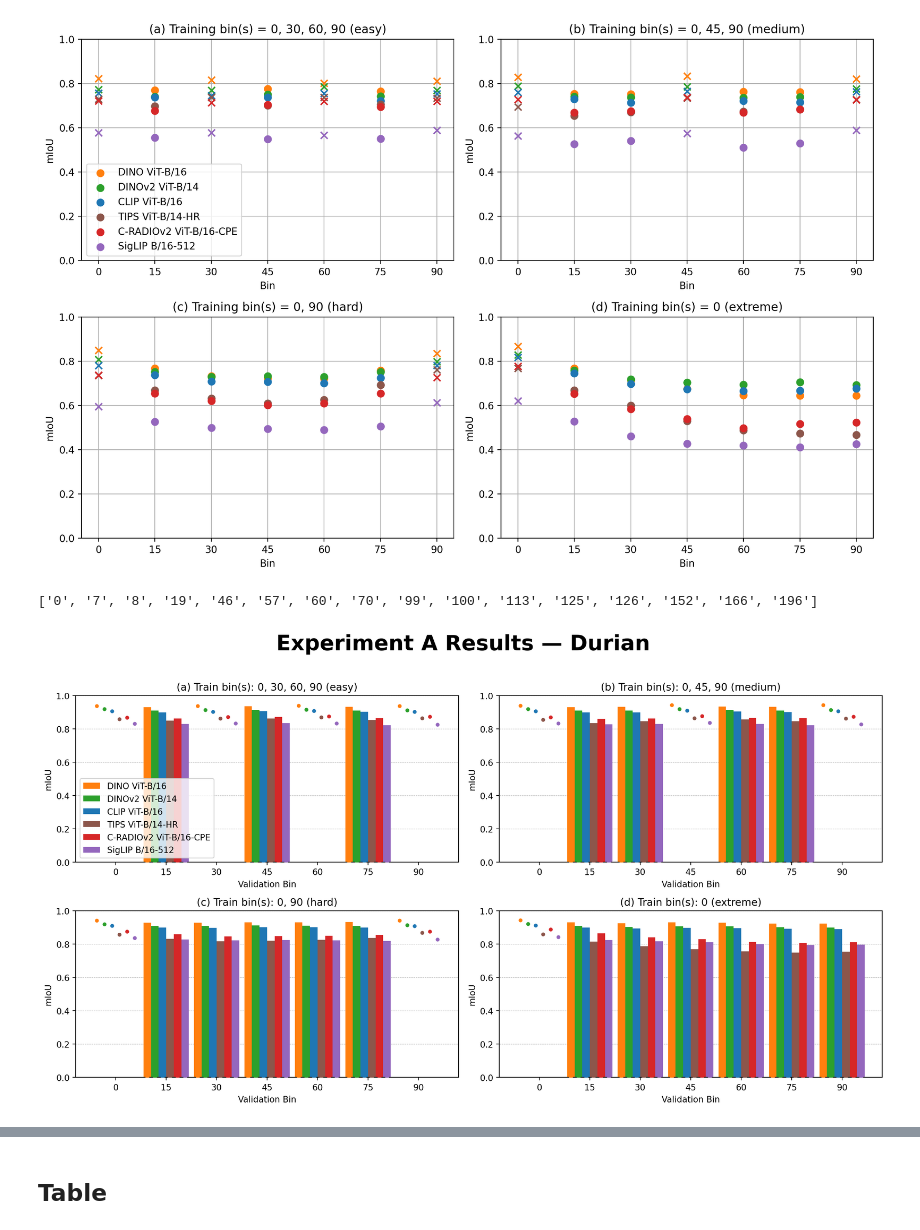
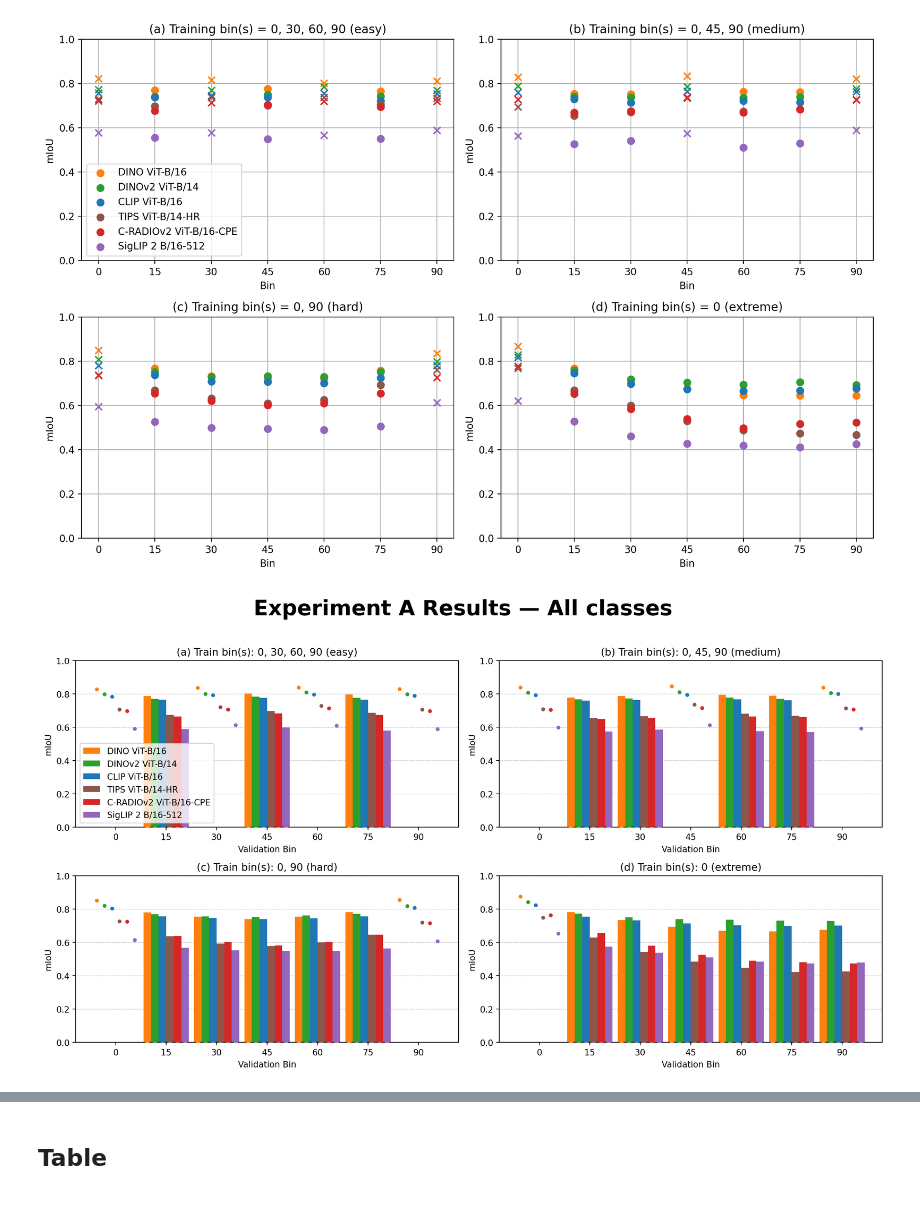
Before and after one commit to ToyeshC/open-hummingbird-eval, a Jupyter notebook: examples/hbird_eval_multiview_analysis_memory1024000.ipynb, the cells around one changed output, grey strips where cells are left out. Drawn from its saved outputs; the diff is of its cells as text; code cells hidden in the pictures.

```diff
--- a/examples/hbird_eval_multiview_analysis_memory1024000.ipynb
+++ b/examples/hbird_eval_multiview_analysis_memory1024000.ipynb
@@ -21,7 +21,7 @@ MODELS = {
     "clip-vit-base-patch16": "CLIP ViT-B/16",
     "tips-b14" : "TIPS ViT-B/14-HR", # (448)
     "C-RADIOv2-B": "C-RADIOv2 ViT-B/16-CPE",
-    "siglip2-base-patch16-512": "SigLIP B/16-512",
+    "siglip2-base-patch16-512": "SigLIP 2 B/16-512",
 }
 COLORS = {
     "clip-vit-base-patch16": "#1f77b4",
@@ -192,8 +192,8 @@ def plot_exp_a2(classes: None | list[int], include_bg: bool, extratitle: str):
     class_indices = [CLASS_TO_INDEX[c] for c in classes]
     class_labels = [CLASS_LABELS[c] for c in classes] if 'CLASS_LABELS' in globals() else [str(c) for c in classes]
 
-    print(class_labels)
-    class_indices = [class_indices[15]]
+    # print(class_labels)
+    # class_indices = [class_indices[15]]
     # plt.subplots_adjust(wspace=0.3, hspace=0.4)  # increase subplot spacing
 
     fig, axes = plt.subplots(2, 2, figsize=(14, 8), dpi=200)
@@ -291,13 +291,12 @@ def plot_exp_a2(classes: None | list[int], include_bg: bool, extratitle: str):
 # %%
 # plot figure with all classes included
 # plot_exp_a(None, False, extratitle="all classes excl. bg")
-plot_exp_a2(None, True, extratitle="Durian")
+plot_exp_a2(None, True, extratitle="All classes")
 
 # plot specific classes
 # plot_exp_a2([113], False, extratitle=CLASS_TO_NAME[113])  # ceiling lamp
 # %% [output]
-['0', '7', '8', '19', '46', '57', '60', '70', '99', '100', '113', '125', '126', '152', '166', '196']
-[figure, old version]
+[figure, new version]
 # %%
 import pandas as pd
 from pathlib import Path
```
Also changed, not shown: parts of 2 cells of this notebook, 2 other files.
